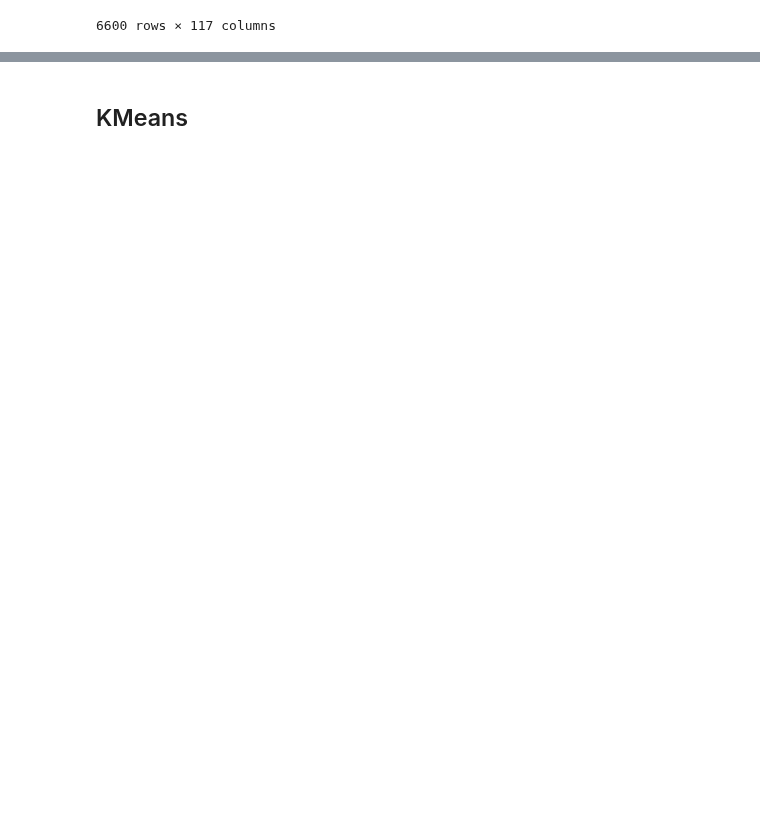
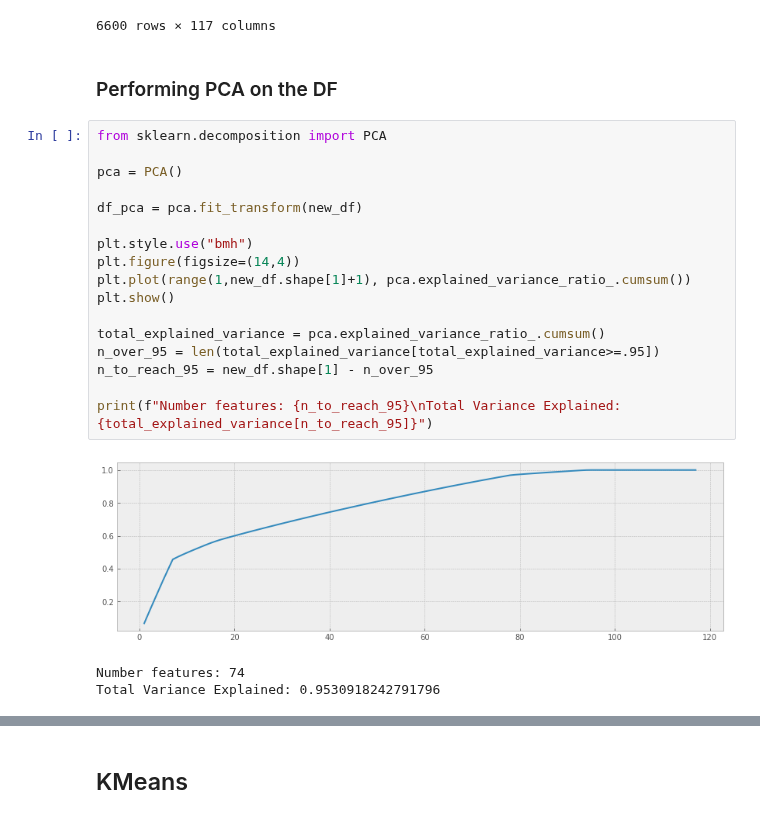
Before and after one commit to marcosan93/AI-Matchmaker, a Jupyter notebook: Clustering-Profiles.ipynb, the cells around one changed output, grey strips where cells are left out. Drawn from its saved outputs; the diff is of its cells as text; blank space fills up the shorter version.

```diff
--- a/Clustering-Profiles.ipynb
+++ b/Clustering-Profiles.ipynb
@@ -126,3 +127,26 @@ new_df
 | 6598 | 0.666667 | 0.222222 | 0.000000 | 0.333333 | 0.888889 | 1.000000 | 0.111111 | 0.000000 | 0.000000 | 0.000000 | ... |
 | 6599 | 0.222222 | 0.111111 | 0.888889 | 0.777778 | 0.000000 | 0.555556 | 0.555556 | 0.000000 | 0.244094 | 0.000000 | ... |
 6600 rows × 117 columns
+# %% [markdown]
+### Performing PCA on the DF
+# %%
+from sklearn.decomposition import PCA
+
+pca = PCA()
+
+df_pca = pca.fit_transform(new_df)
+
+plt.style.use("bmh")
+plt.figure(figsize=(14,4))
+plt.plot(range(1,new_df.shape[1]+1), pca.explained_variance_ratio_.cumsum())
+plt.show()
+
+total_explained_variance = pca.explained_variance_ratio_.cumsum()
+n_over_95 = len(total_explained_variance[total_explained_variance>=.95])
+n_to_reach_95 = new_df.shape[1] - n_over_95
+
+print(f"Number features: {n_to_reach_95}\nTotal Variance Explained: {total_explained_variance[n_to_reach_95]}")
+# %% [output]
+[figure, added]
+Number features: 74
+Total Variance Explained: 0.9530918242791796
```
Also changed, not shown: parts of 3 cells of this notebook.
